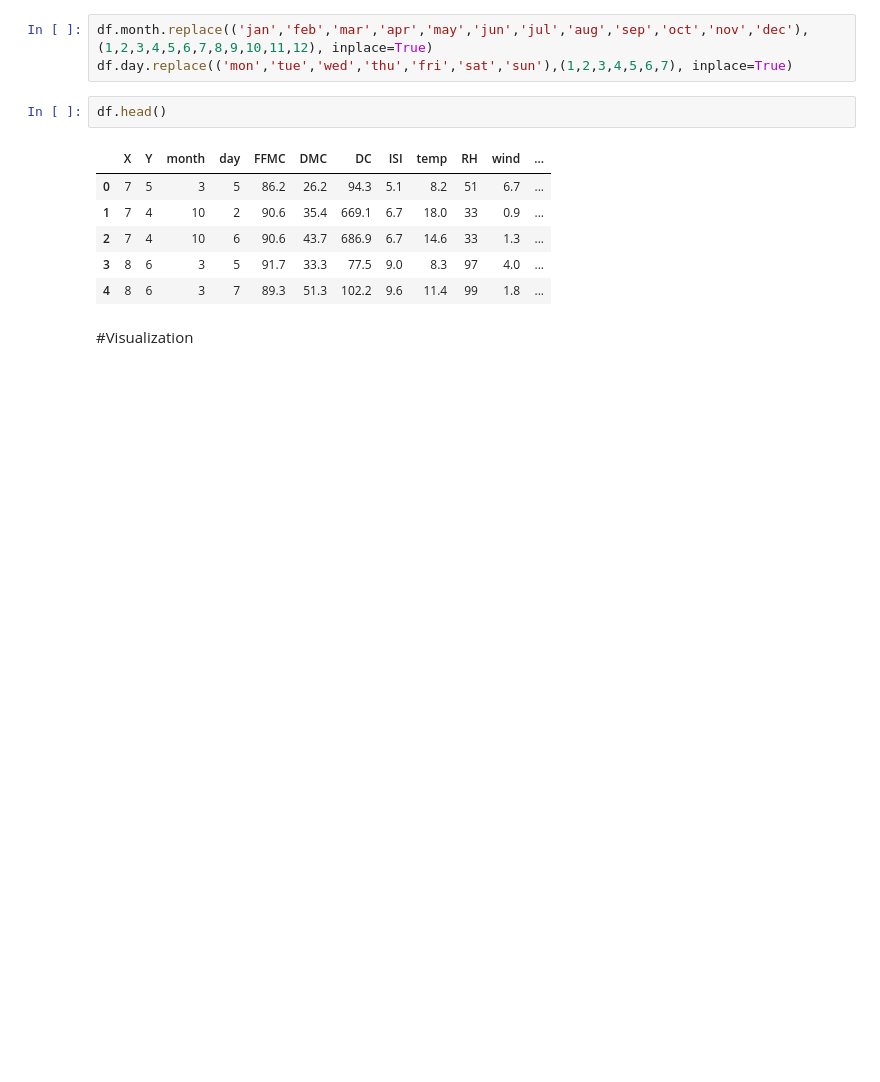
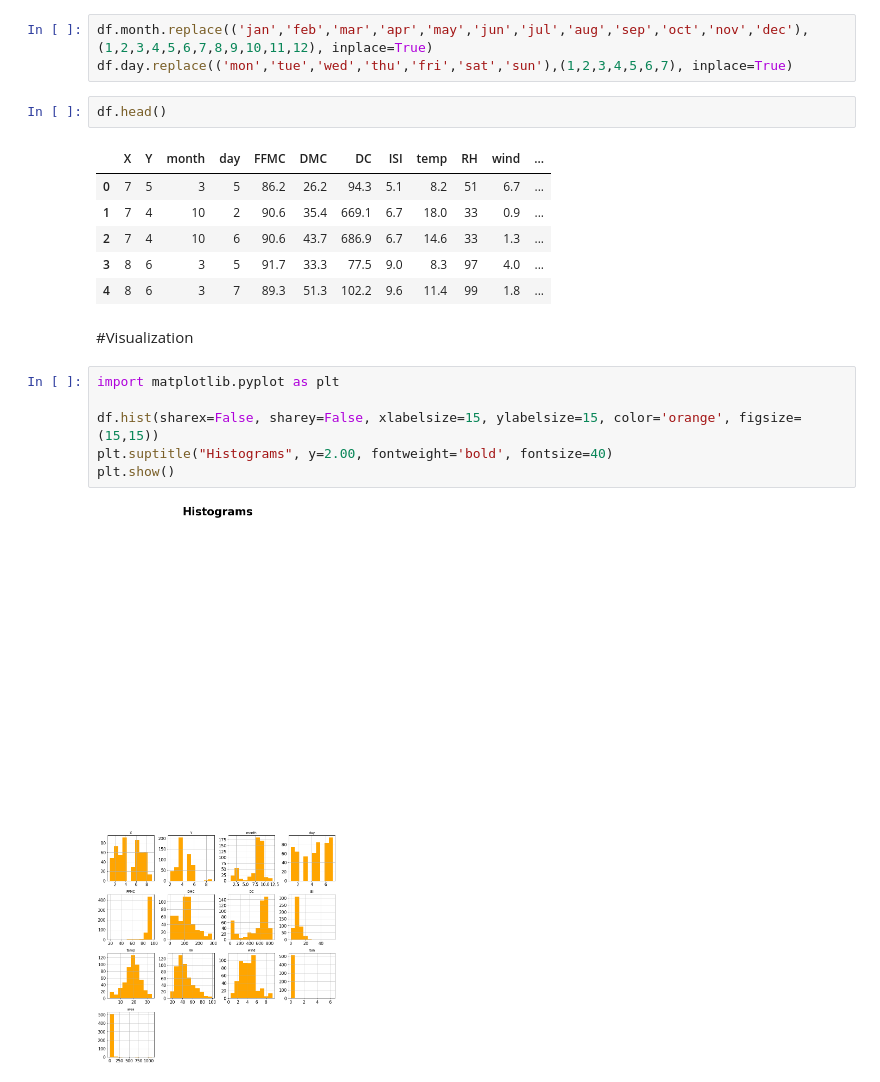
Before and after one commit to gbolahanolumade/ML-Solution, a Jupyter notebook: ML_Solution.ipynb, the cells around one changed output. Drawn from its saved outputs; the diff is of its cells as text; blank space fills up the shorter version.

```diff
--- a/ML_Solution.ipynb
+++ b/ML_Solution.ipynb
@@ -103,3 +103,11 @@ df.head()
 | 4 | 8 | 6 | 3 | 7 | 89.3 | 51.3 | 102.2 | 9.6 | 11.4 | 99 | 1.8 | ... |
 # %% [markdown]
 #Visualization
+# %%
+import matplotlib.pyplot as plt
+
+df.hist(sharex=False, sharey=False, xlabelsize=15, ylabelsize=15, color='orange', figsize=(15,15))
+plt.suptitle("Histograms", y=2.00, fontweight='bold', fontsize=40)
+plt.show()
+# %% [output]
+[figure, added]
```
Also changed, not shown: parts of 2 cells of this notebook.
